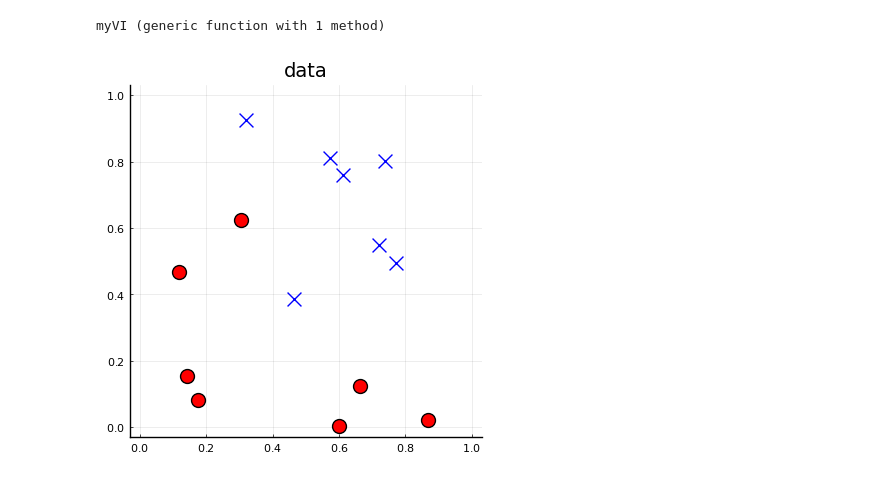
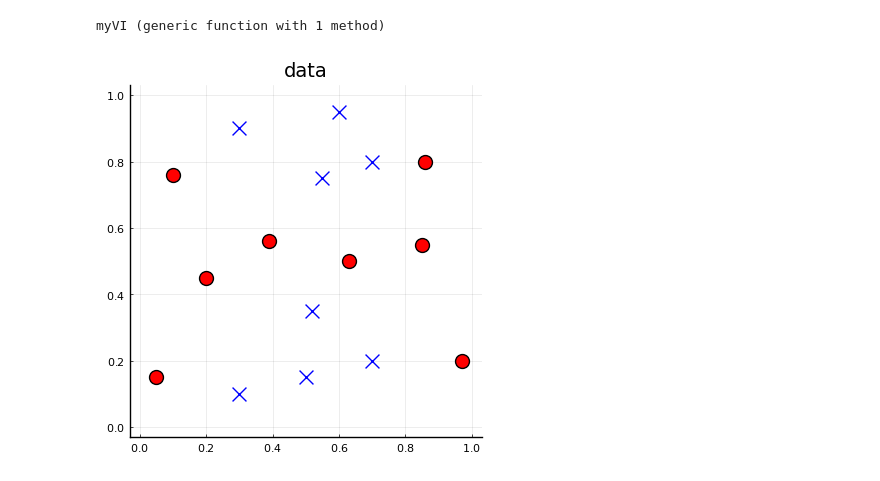
Before and after one commit to kitano-AppMath/my-julia-works, a Jupyter notebook: Variational Inference.ipynb, the cells around one changed output. Saved outputs shown, nothing was run; the diff lists cells and outputs as text; code cells hidden in the pictures.

```diff
--- a/Variational Inference.ipynb
+++ b/Variational Inference.ipynb
@@ -304,21 +324,22 @@ end
 myVI (generic function with 1 method)
 # %%
 #create the data
-Random.seed!(46)
-N = 14
-X = hcat(rand(Beta(1.1,3), 2, div(N,2)), rand(Beta(1.9,1.1), 2, div(N,2)))
-Y = vcat(ones(div(N,2)), zeros(div(N,2)))
+N = 16
+X = [
+    0.3 0.52 0.3 0.50 0.60 0.7 0.70 0.55  0.85 0.10 0.05 0.20 0.39 0.63 0.86 0.97;
+    0.1 0.35 0.9 0.15 0.95 0.2 0.80 0.75  0.55 0.76 0.15 0.45 0.56 0.50 0.80 0.20;
+]
+Y = vcat(zeros(div(N,2)), ones(div(N,2)))
 data = (X=X,Y=Y,N=N)
 
 #size
-Random.seed!(42)
 Dx,N = size(X)
 Dy = 1
 D₀ = 5
 st = (Dx=Dx, Dy=Dy, D₀=D₀)
 
 #plot the data
 fig3 = plot_data(X, Y)
 savefig(fig3, "figs-VI/fig3.png")
 # %% [output]
-[figure, old version]
+[figure, new version]
```
Also changed, not shown: parts of 8 cells of this notebook, 1 other file.
